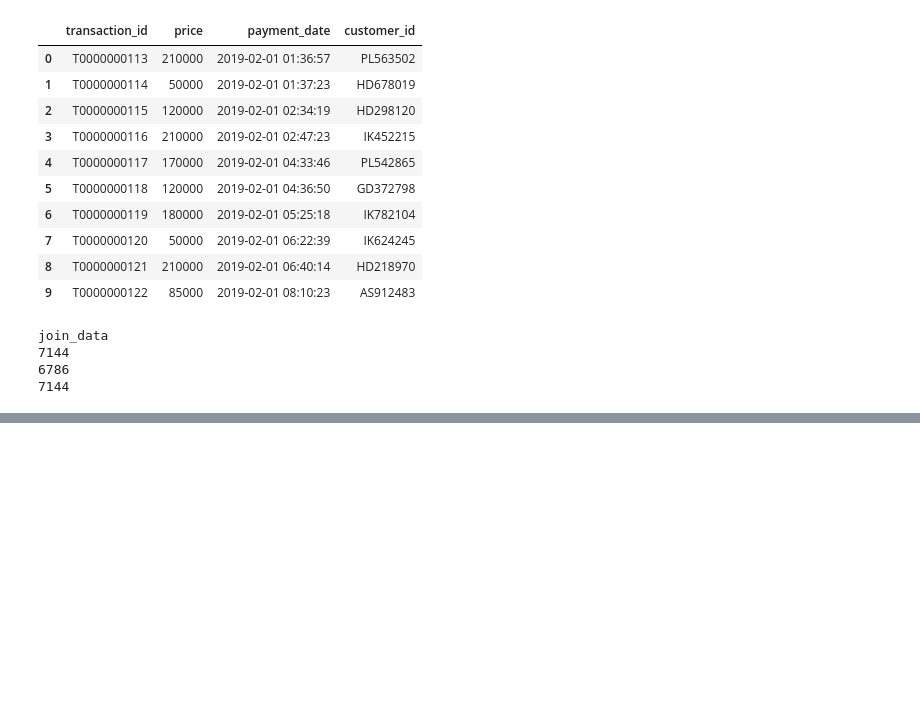
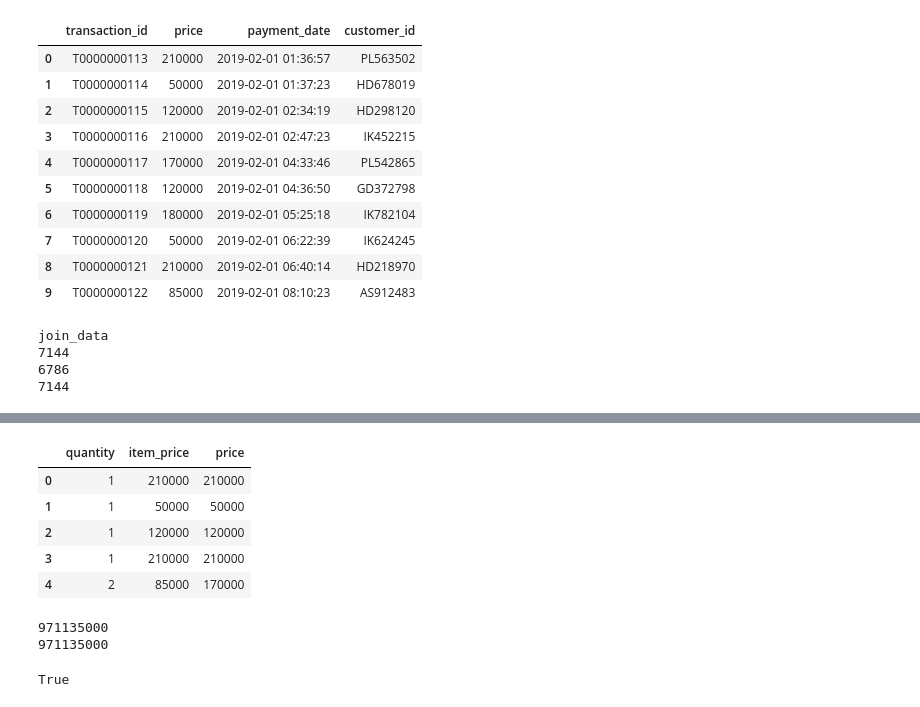
Before and after one commit to git-cat-meow/study, a Jupyter notebook: 100knock.ipynb, the cells around one changed output, grey strips where cells are left out. Cells and saved outputs as stored; diff of their text form; code cells hidden in the pictures; blank space fills up the shorter version.

```diff
--- a/100knock.ipynb
+++ b/100knock.ipynb
@@ -147,0 +161,25 @@ join_data
+# %%
+# knock5
+
+join_data['price'] = join_data['quantity']*join_data['item_price']
+join_data[['quantity', 'item_price', 'price']].head()
+# %% [output]
+|  | quantity | item_price | price |
+| 0 | 1 | 210000 | 210000 |
+| 1 | 1 | 50000 | 50000 |
+| 2 | 1 | 120000 | 120000 |
+| 3 | 1 | 210000 | 210000 |
+| 4 | 2 | 85000 | 170000 |
+# %%
+# knock6
+
+# かなりしつこく検算をする
+print(join_data['price'].sum())
+print(transaction['price'].sum())
+
+# boolianでも
+join_data['price'].sum() == transaction['price'].sum()
+# %% [output]
+971135000
+971135000
+True
```
Also changed, not shown: parts of 2 cells of this notebook.
